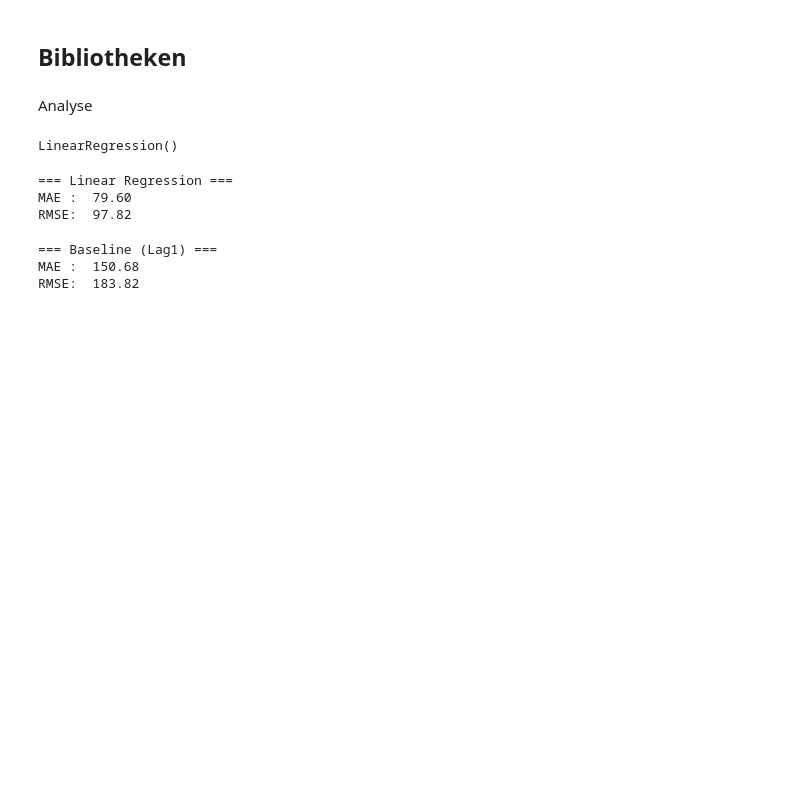
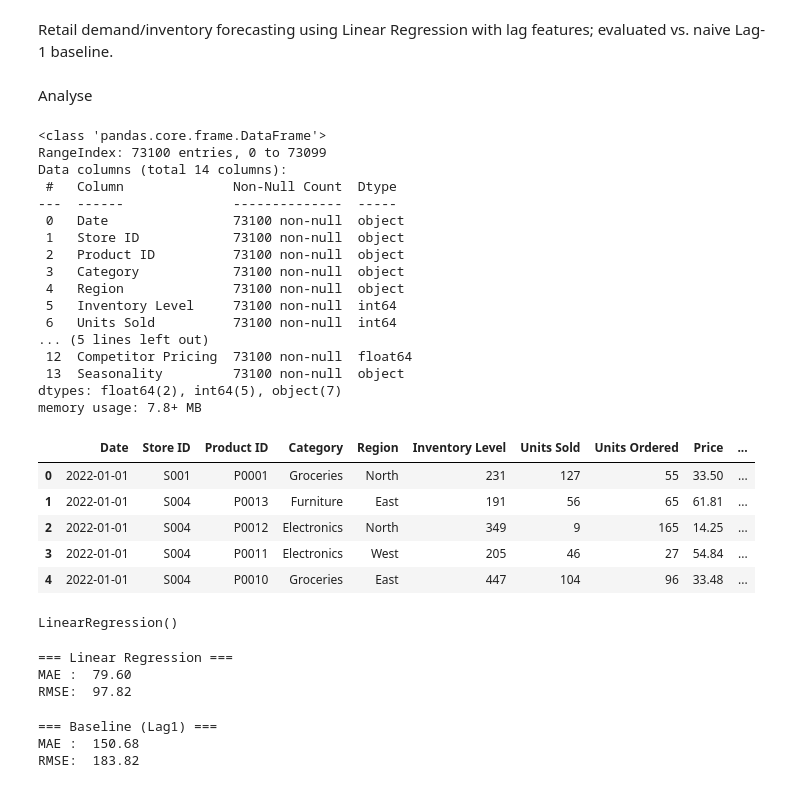
Before and after one commit to Mafii61/demand-forecasting-linear-regression, a Jupyter notebook: notebooks/demand_forecasting_linear_regression.ipynb, the cells around one changed output. Saved outputs shown, nothing was run; the diff lists cells and outputs as text; code cells hidden in the pictures; blank space fills up the shorter version.

```diff
--- a/notebooks/demand_forecasting_linear_regression.ipynb
+++ b/notebooks/demand_forecasting_linear_regression.ipynb
@@ -1,5 +1,5 @@
-# %% [markdown]
-## Bibliotheken
+# %% [markdown]
+Retail demand/inventory forecasting using Linear Regression with lag features; evaluated vs. naive Lag-1 baseline.
 # %%
 import pandas as pd
 import numpy as np
@@ -11,7 +10,33 @@ from sklearn.metrics import mean_absolute_error, mean_squared_error
 # %% [markdown]
 Analyse
 # %%
-df = pd.read_csv("inventory_clean.csv")
+df = pd.read_csv("../data/inventory.csv")
+df.info()
+df.head()
+# %% [output]
+<class 'pandas.core.frame.DataFrame'>
+RangeIndex: 73100 entries, 0 to 73099
+Data columns (total 14 columns):
+ #   Column              Non-Null Count  Dtype
+---  ------              --------------  -----
+ 0   Date                73100 non-null  object
+ 1   Store ID            73100 non-null  object
+ 2   Product ID          73100 non-null  object
+ 3   Category            73100 non-null  object
+ 4   Region              73100 non-null  object
+ 5   Inventory Level     73100 non-null  int64
+ 6   Units Sold          73100 non-null  int64
+... (5 lines left out)
+ 12  Competitor Pricing  73100 non-null  float64
+ 13  Seasonality         73100 non-null  object
+dtypes: float64(2), int64(5), object(7)
+memory usage: 7.8+ MB
+|  | Date | Store ID | Product ID | Category | Region | Inventory Level | Units Sold | Units Ordered | Price | ... |
+| 0 | 2022-01-01 | S001 | P0001 | Groceries | North | 231 | 127 | 55 | 33.50 | ... |
+| 1 | 2022-01-01 | S004 | P0013 | Furniture | East | 191 | 56 | 65 | 61.81 | ... |
+| 2 | 2022-01-01 | S004 | P0012 | Electronics | North | 349 | 9 | 165 | 14.25 | ... |
+| 3 | 2022-01-01 | S004 | P0011 | Electronics | West | 205 | 46 | 27 | 54.84 | ... |
+| 4 | 2022-01-01 | S004 | P0010 | Groceries | East | 447 | 104 | 96 | 33.48 | ... |
 # %%
 df["Date"] = pd.to_datetime(df["Date"])
 df = df.sort_values("Date").reset_index(drop=True)
```
Also changed, not shown: parts of 3 cells of this notebook, 1 other file.
